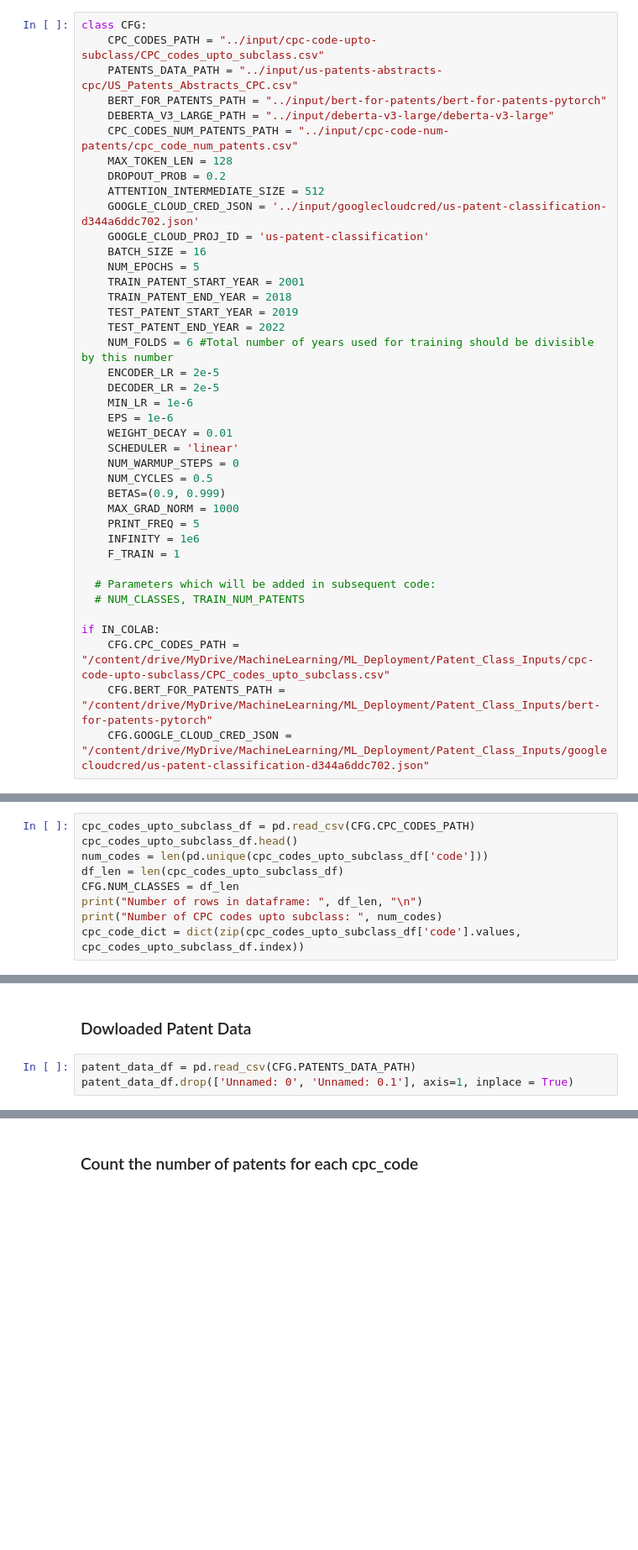
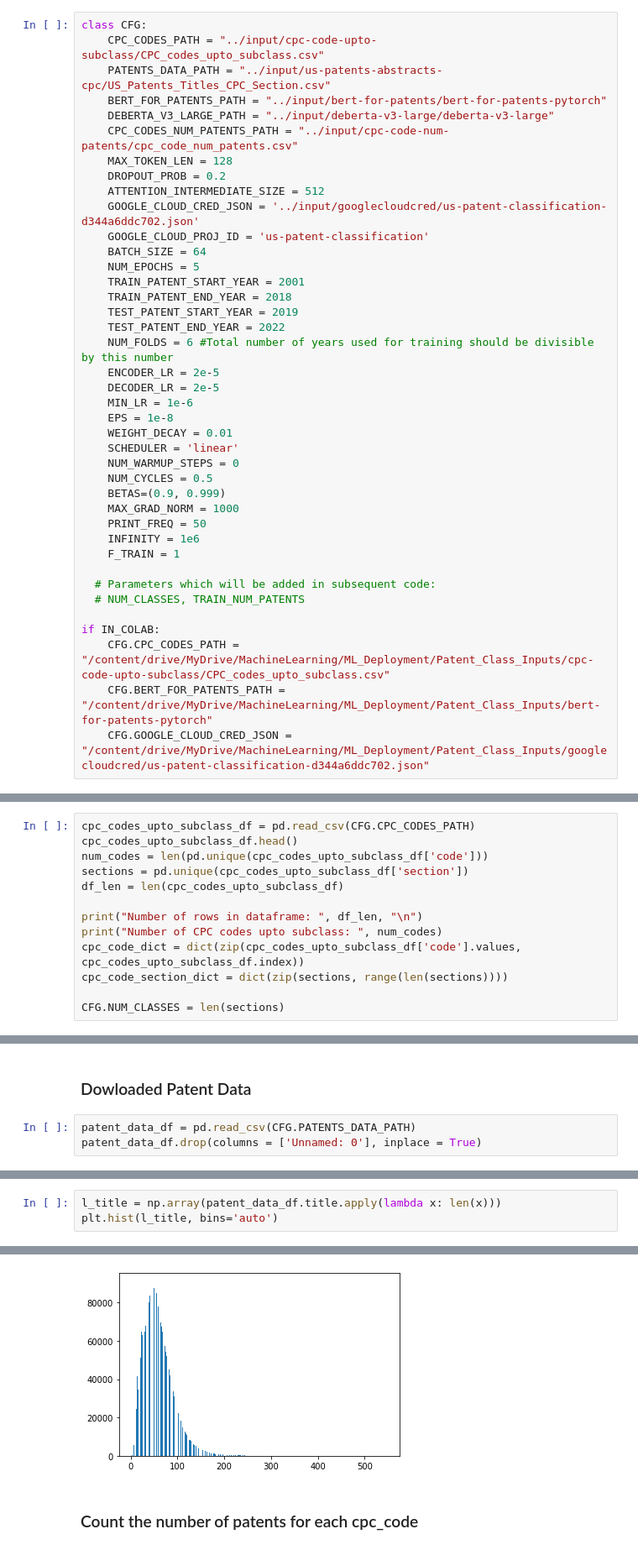
Before and after one commit to ArjunDeshmukh/US_Patent_Classification, a Jupyter notebook: patentclassificationtraining.ipynb, the cells around one changed output, grey strips where cells are left out. Shown: that part at 84% size. Drawn from its saved outputs; the diff is of its cells as text; blank space fills up the shorter version.

Commit message:
Kaggle Notebook | PatentClassificationTraining | Version 52

```diff
--- a/patentclassificationtraining.ipynb
+++ b/patentclassificationtraining.ipynb
@@ -61,7 +61,7 @@ Device:  cuda
 # %%
 class CFG:
     CPC_CODES_PATH = "../input/cpc-code-upto-subclass/CPC_codes_upto_subclass.csv"
-    PATENTS_DATA_PATH = "../input/us-patents-abstracts-cpc/US_Patents_Abstracts_CPC.csv"
+    PATENTS_DATA_PATH = "../input/us-patents-abstracts-cpc/US_Patents_Titles_CPC_Section.csv"
     BERT_FOR_PATENTS_PATH = "../input/bert-for-patents/bert-for-patents-pytorch"
     DEBERTA_V3_LARGE_PATH = "../input/deberta-v3-large/deberta-v3-large"
     CPC_CODES_NUM_PATENTS_PATH = "../input/cpc-code-num-patents/cpc_code_num_patents.csv"
@@ -70,7 +70,7 @@ class CFG:
     ATTENTION_INTERMEDIATE_SIZE = 512
     GOOGLE_CLOUD_CRED_JSON = '../input/googlecloudcred/us-patent-classification-d344a6ddc702.json'
     GOOGLE_CLOUD_PROJ_ID = 'us-patent-classification'
-    BATCH_SIZE = 16
+    BATCH_SIZE = 64
     NUM_EPOCHS = 5
     TRAIN_PATENT_START_YEAR = 2001
     TRAIN_PATENT_END_YEAR = 2018
@@ -80,14 +80,14 @@ class CFG:
     ENCODER_LR = 2e-5
     DECODER_LR = 2e-5
     MIN_LR = 1e-6
-    EPS = 1e-6
+    EPS = 1e-8
     WEIGHT_DECAY = 0.01
     SCHEDULER = 'linear'
     NUM_WARMUP_STEPS = 0
     NUM_CYCLES = 0.5
     BETAS=(0.9, 0.999)
     MAX_GRAD_NORM = 1000
-    PRINT_FREQ = 5
+    PRINT_FREQ = 50
     INFINITY = 1e6
     F_TRAIN = 1
 
@@ -104,11 +104,15 @@ if IN_COLAB:
 cpc_codes_upto_subclass_df = pd.read_csv(CFG.CPC_CODES_PATH)
 cpc_codes_upto_subclass_df.head()
 num_codes = len(pd.unique(cpc_codes_upto_subclass_df['code']))
+sections = pd.unique(cpc_codes_upto_subclass_df['section'])
 df_len = len(cpc_codes_upto_subclass_df)
-CFG.NUM_CLASSES = df_len
+
 print("Number of rows in dataframe: ", df_len, "\n")
 print("Number of CPC codes upto subclass: ", num_codes)
 cpc_code_dict = dict(zip(cpc_codes_upto_subclass_df['code'].values, cpc_codes_upto_subclass_df.index))
+cpc_code_section_dict = dict(zip(sections, range(len(sections))))
+
+CFG.NUM_CLASSES = len(sections)
 # %% [output]
 Number of rows in dataframe:  674
 
@@ -117,4 +121,4 @@ Number of CPC codes upto subclass:  674
 ### Dowloaded Patent Data
 # %%
 patent_data_df = pd.read_csv(CFG.PATENTS_DATA_PATH)
-patent_data_df.drop(['Unnamed: 0', 'Unnamed: 0.1'], axis=1, inplace = True)
+patent_data_df.drop(columns = ['Unnamed: 0'], inplace = True)
@@ -122,0 +125,4 @@ patent_data_df.drop(['Unnamed: 0', 'Unnamed: 0.1'], axis=1, inplace = True)
+# %%
+l_title = np.array(patent_data_df.title.apply(lambda x: len(x)))
+plt.hist(l_title, bins='auto')
+# %% [output]
@@ -123,3 +133,4 @@ patent_data_df.drop(['Unnamed: 0', 'Unnamed: 0.1'], axis=1, inplace = True)
+[figure, added]
 # %% [markdown]
 ### Count the number of patents for each cpc_code
 # %%
```
Also changed, not shown: parts of 14 cells of this notebook.
